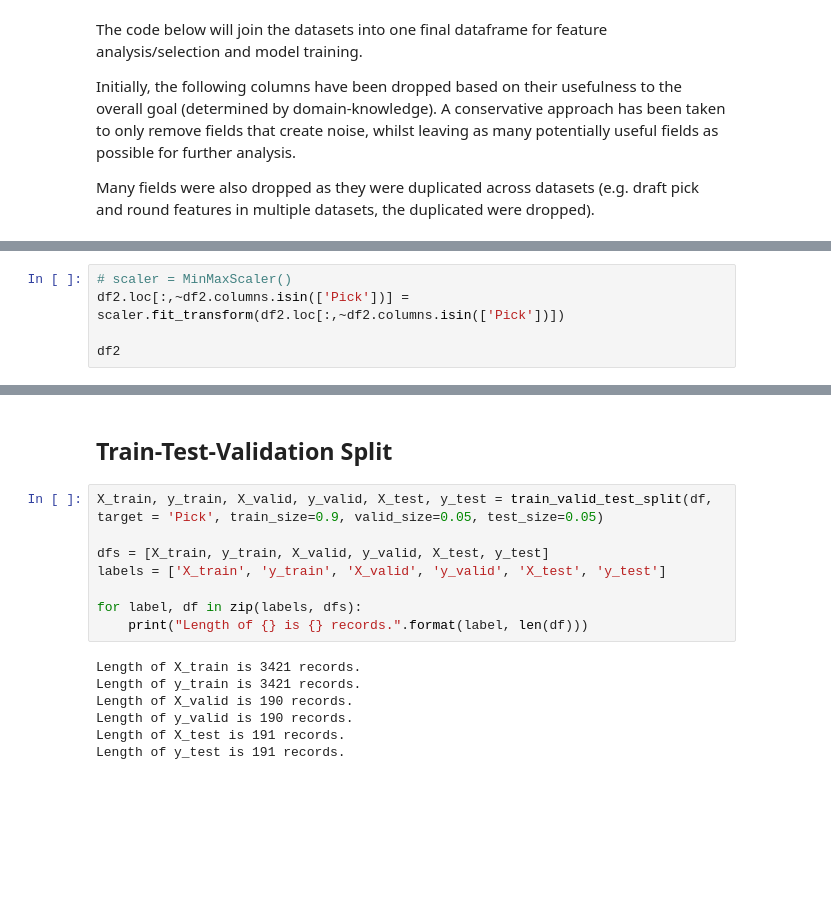
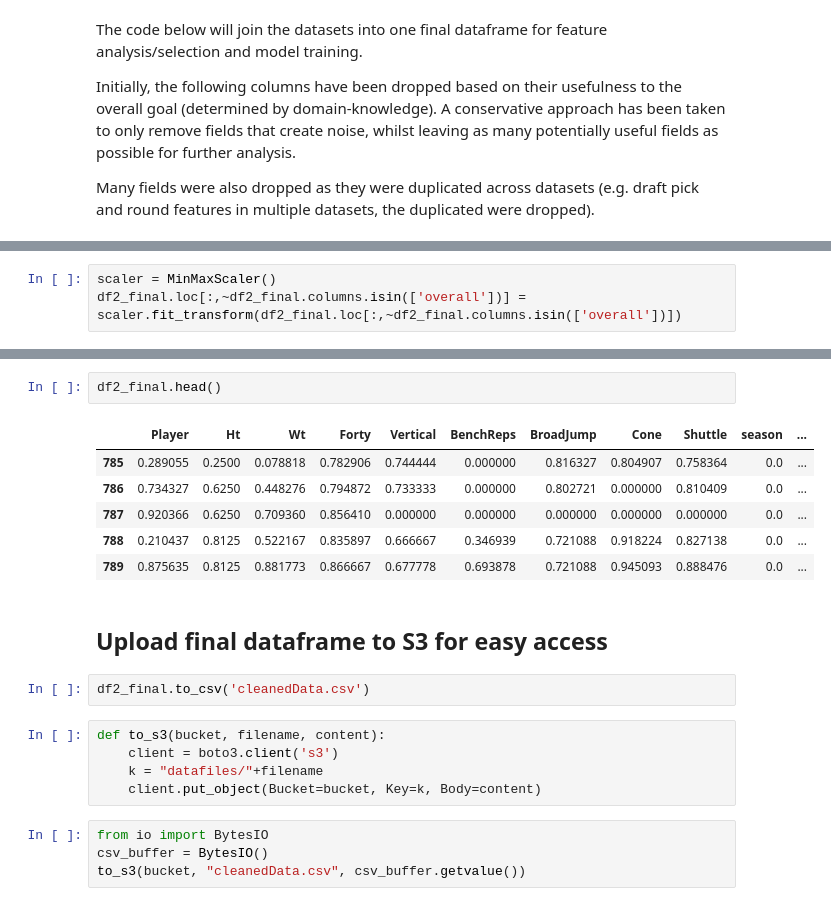
Before and after one commit to Lennyj89/ADS508, a Jupyter notebook: FinalProject.ipynb, the cells around one changed output, grey strips where cells are left out. Drawn from its saved outputs; the diff is of its cells as text; blank space fills up the shorter version.

```diff
--- a/FinalProject.ipynb
+++ b/FinalProject.ipynb
@@ -359,5 +427,3 @@ Finally, all fields except for Pick (the target variable) have been scaled to fe
 # %%
-# scaler = MinMaxScaler()
-df2.loc[:,~df2.columns.isin(['Pick'])] = scaler.fit_transform(df2.loc[:,~df2.columns.isin(['Pick'])])
-
-df2
+scaler = MinMaxScaler()
+df2_final.loc[:,~df2_final.columns.isin(['overall'])] = scaler.fit_transform(df2_final.loc[:,~df2_final.columns.isin(['overall'])])
@@ -378,17 +430,22 @@ df2
-# %% [markdown]
-## Train-Test-Validation Split
-# %%
-X_train, y_train, X_valid, y_valid, X_test, y_test = train_valid_test_split(df, target = 'Pick', train_size=0.9, valid_size=0.05, test_size=0.05)
-
-dfs = [X_train, y_train, X_valid, y_valid, X_test, y_test]
-labels = ['X_train', 'y_train', 'X_valid', 'y_valid', 'X_test', 'y_test']
-
-for label, df in zip(labels, dfs):
-    print("Length of {} is {} records.".format(label, len(df)))
-# %% [output]
-Length of X_train is 3421 records.
-Length of y_train is 3421 records.
-Length of X_valid is 190 records.
-Length of y_valid is 190 records.
-Length of X_test is 191 records.
-Length of y_test is 191 records.
+# %%
+df2_final.head()
+# %% [output]
+|  | Player | Ht | Wt | Forty | Vertical | BenchReps | BroadJump | Cone | Shuttle | season | ... |
+| 785 | 0.289055 | 0.2500 | 0.078818 | 0.782906 | 0.744444 | 0.000000 | 0.816327 | 0.804907 | 0.758364 | 0.0 | ... |
+| 786 | 0.734327 | 0.6250 | 0.448276 | 0.794872 | 0.733333 | 0.000000 | 0.802721 | 0.000000 | 0.810409 | 0.0 | ... |
+| 787 | 0.920366 | 0.6250 | 0.709360 | 0.856410 | 0.000000 | 0.000000 | 0.000000 | 0.000000 | 0.000000 | 0.0 | ... |
+| 788 | 0.210437 | 0.8125 | 0.522167 | 0.835897 | 0.666667 | 0.346939 | 0.721088 | 0.918224 | 0.827138 | 0.0 | ... |
+| 789 | 0.875635 | 0.8125 | 0.881773 | 0.866667 | 0.677778 | 0.693878 | 0.721088 | 0.945093 | 0.888476 | 0.0 | ... |
+# %% [markdown]
+## Upload final dataframe to S3 for easy access
+# %%
+df2_final.to_csv('cleanedData.csv')
+# %%
+def to_s3(bucket, filename, content):
+    client = boto3.client('s3')
+    k = "datafiles/"+filename
+    client.put_object(Bucket=bucket, Key=k, Body=content)
+# %%
+from io import BytesIO
+csv_buffer = BytesIO()
+to_s3(bucket, "cleanedData.csv", csv_buffer.getvalue())
```
Also changed, not shown: parts of 23 cells of this notebook.
